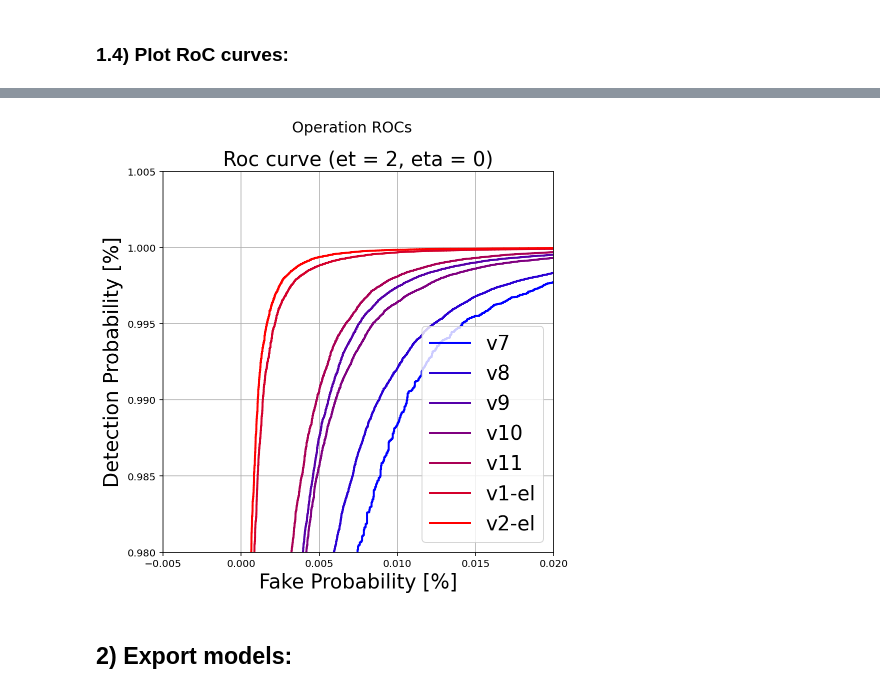
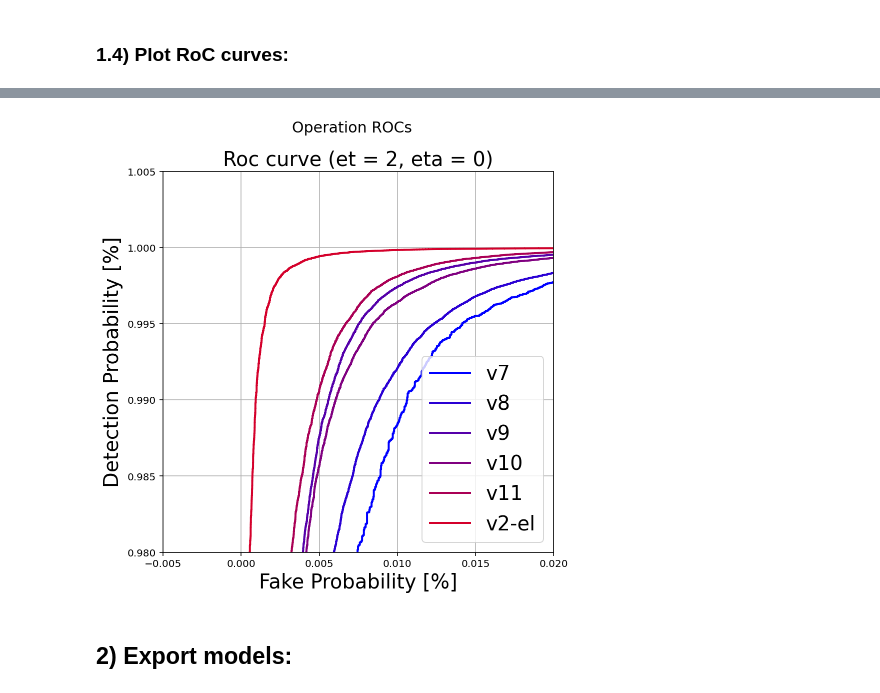
Before and after one commit to edmaregidio/ringer_analysis, a Jupyter notebook: 2020/tunings/tunings_v9_to_v2_el_analysis/export_v9_v10_v11_v1_el_and_v2_el.ipynb, the cells around one changed output, grey strips where cells are left out. Saved outputs shown, nothing was run; the diff lists cells and outputs as text; code cells hidden in the pictures.

```diff
--- a/2020/tunings/tunings_v9_to_v2_el_analysis/export_v9_v10_v11_v1_el_and_v2_el.ipynb
+++ b/2020/tunings/tunings_v9_to_v2_el_analysis/export_v9_v10_v11_v1_el_and_v2_el.ipynb
@@ -149,10 +149,22 @@ best_sorts_v1_el = cv_v1_el.filter_sorts( best_inits_v1_el , 'max_sp_op')
 best_inits_v2_el = cv_v2_el.filter_inits("max_sp_val")
 best_sorts_v2_el = cv_v2_el.filter_sorts( best_inits_v2_el , 'max_sp_op')
 # %%
-best_inits = pd.concat([best_inits_v7,best_inits_v8,best_inits_v9,best_inits_v10,
-                        best_inits_v11,best_inits_v1_el,best_inits_v2_el])
-best_sorts = pd.concat([best_sorts_v7,best_sorts_v8,best_sorts_v9,best_sorts_v10,
-                        best_sorts_v11,best_sorts_v1_el,best_sorts_v2_el])
+best_inits = pd.concat([best_inits_v7,
+                        best_inits_v8,
+                        best_inits_v9,
+                        best_inits_v10,
+                        best_inits_v11,
+                        #best_inits_v1_el,
+                        best_inits_v2_el,
+                       ])
+best_sorts = pd.concat([best_sorts_v7,
+                        best_sorts_v8,
+                        best_sorts_v9,
+                        best_sorts_v10,
+                        best_sorts_v11,
+                        #best_sorts_v1_el,
+                        best_sorts_v2_el,
+                       ])
 # %% [markdown]
 ### 1.2) Make the table:
 # %%
@@ -186,11 +210,11 @@ cv_v2_el.plot_training_curves( best_inits_v2_el, best_sorts_v2_el , 'v2-el' )
 # %%
-cv_v7.plot_roc_curves( best_sorts, ['v7', 'v8', 'v9','v10','v11','v1-el','v2-el'],
-                        ['v7', 'v8', 'v9','v10','v11','v1-el','v2-el'],
+cv_v7.plot_roc_curves( best_sorts, ['v7', 'v8', 'v9','v10','v11','v2-el'],
+                        ['v7', 'v8', 'v9','v10','v11','v2-el'],
                         'roc_v7_to_v2_el_et2_eta0.pdf', display=True,
                         colors=get_color_fader('blue','red',7) ,
                         et_bin=2, eta_bin=0, xmin=-0.005, xmax=0.02, ymin=0.980, ymax=1.005,
                         fontsize=20,
                         figsize=(7,7))
 # %% [output]
-[figure, old version]
+[figure, new version]
 # %%
```
Also changed, not shown: parts of 15 cells of this notebook.
